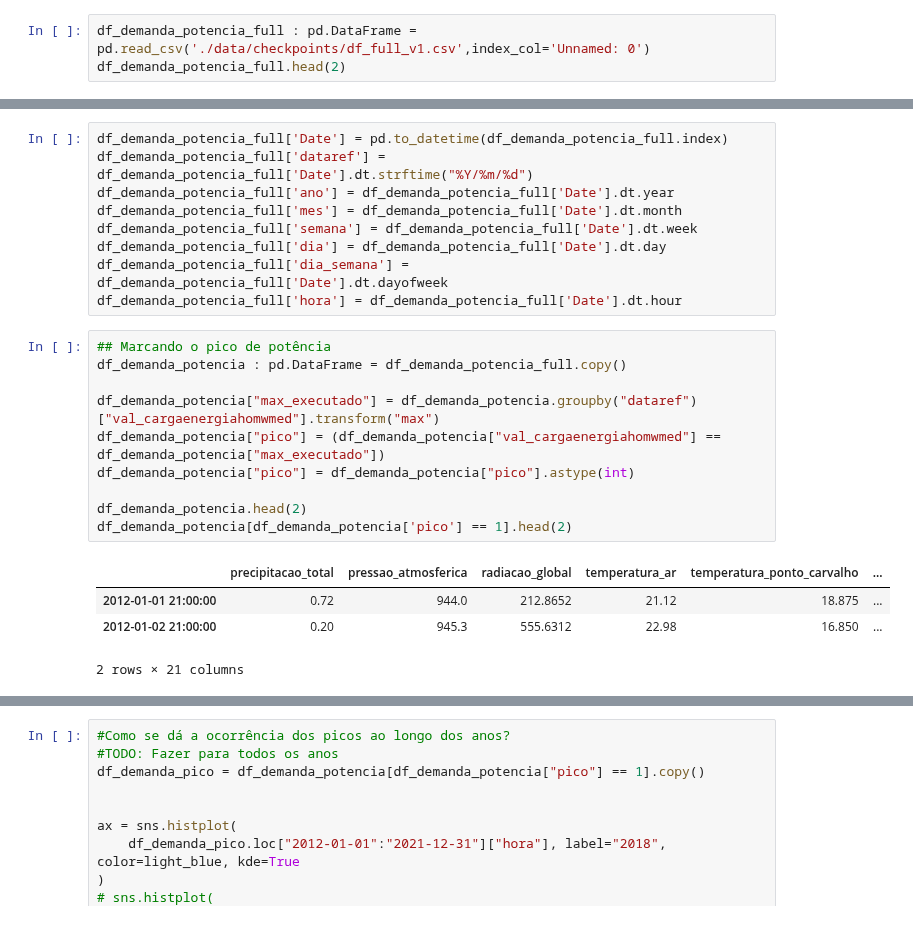
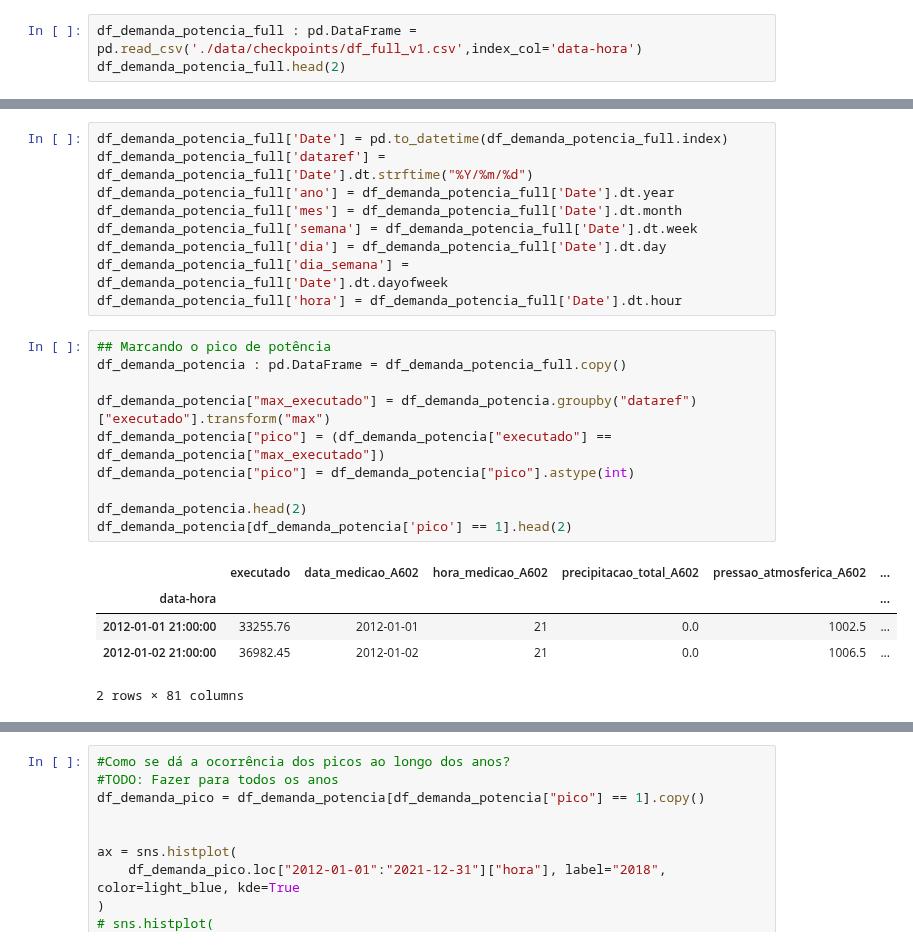
Before and after one commit to Alorencatto/tcc, a Jupyter notebook: features-1-doing.ipynb, the cells around one changed output, grey strips where cells are left out. Cells and saved outputs as stored; diff of their text form.

```diff
--- a/features-1-doing.ipynb
+++ b/features-1-doing.ipynb
@@ -35,6 +36,6 @@ dark_blue = "#111530"
 black = "#000000"
 cian = "#4AA6EE"
 # %%
-df_demanda_potencia_full : pd.DataFrame = pd.read_csv('./data/checkpoints/df_full_v1.csv',index_col='Unnamed: 0')
+df_demanda_potencia_full : pd.DataFrame = pd.read_csv('./data/checkpoints/df_full_v1.csv',index_col='data-hora')
 df_demanda_potencia_full.head(2)
 # %% [output]
@@ -53,17 +63,18 @@ df_demanda_potencia_full['hora'] = df_demanda_potencia_full['Date'].dt.hour
 # %%
 ## Marcando o pico de potência
 df_demanda_potencia : pd.DataFrame = df_demanda_potencia_full.copy()
 
-df_demanda_potencia["max_executado"] = df_demanda_potencia.groupby("dataref")["val_cargaenergiahomwmed"].transform("max")
-df_demanda_potencia["pico"] = (df_demanda_potencia["val_cargaenergiahomwmed"] == df_demanda_potencia["max_executado"])
+df_demanda_potencia["max_executado"] = df_demanda_potencia.groupby("dataref")["executado"].transform("max")
+df_demanda_potencia["pico"] = (df_demanda_potencia["executado"] == df_demanda_potencia["max_executado"])
 df_demanda_potencia["pico"] = df_demanda_potencia["pico"].astype(int)
 
 df_demanda_potencia.head(2)
 df_demanda_potencia[df_demanda_potencia['pico'] == 1].head(2)
 # %% [output]
-|  | precipitacao_total | pressao_atmosferica | radiacao_global | temperatura_ar | temperatura_ponto_carvalho | ... |
-| 2012-01-01 21:00:00 | 0.72 | 944.0 | 212.8652 | 21.12 | 18.875 | ... |
-| 2012-01-02 21:00:00 | 0.20 | 945.3 | 555.6312 | 22.98 | 16.850 | ... |
+|  | executado | data_medicao_A602 | hora_medicao_A602 | precipitacao_total_A602 | pressao_atmosferica_A602 | ... |
+| data-hora |  |  |  |  |  | ... |
+| 2012-01-01 21:00:00 | 33255.76 | 2012-01-01 | 21 | 0.0 | 1002.5 | ... |
+| 2012-01-02 21:00:00 | 36982.45 | 2012-01-02 | 21 | 0.0 | 1006.5 | ... |
-2 rows × 21 columns
+2 rows × 81 columns
 # %%
 #Plots
```
Also changed, not shown: parts of 10 cells of this notebook, 5 other files.
